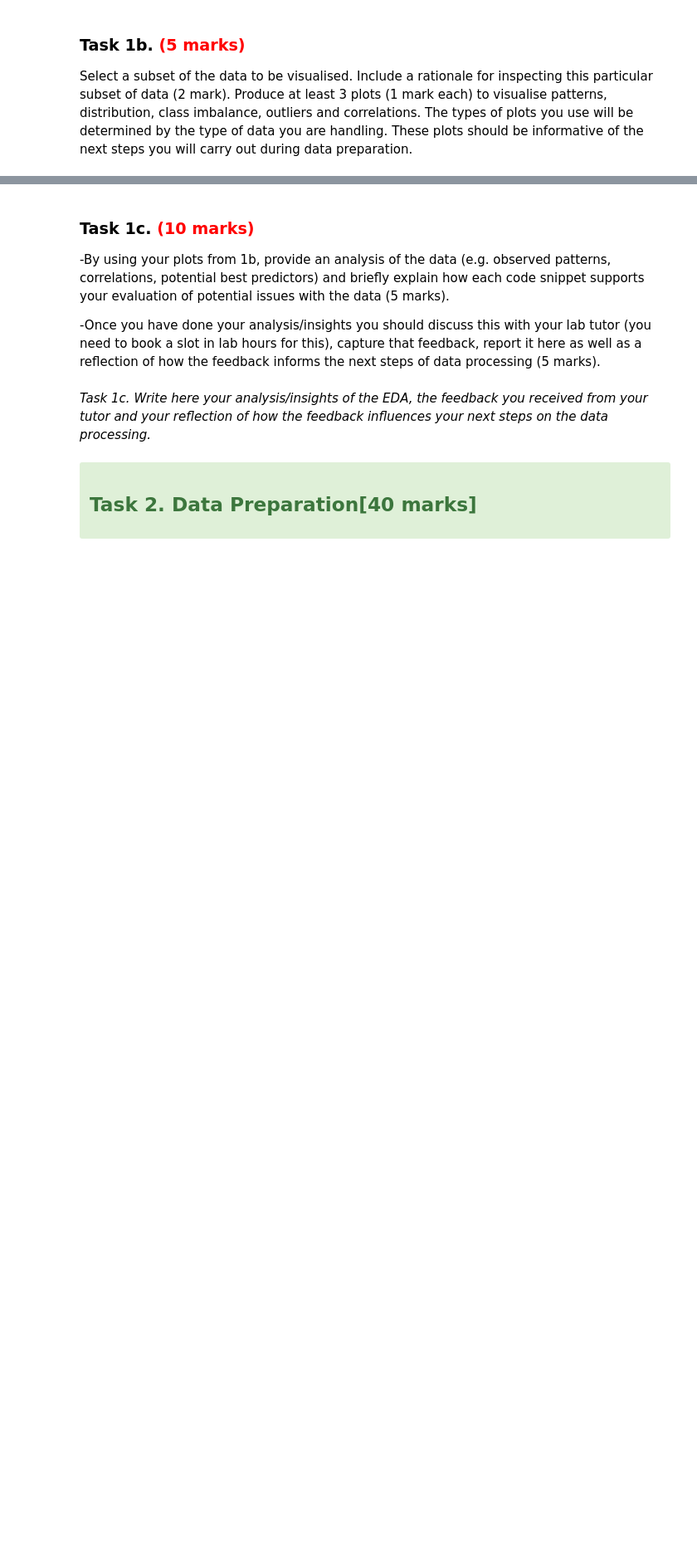
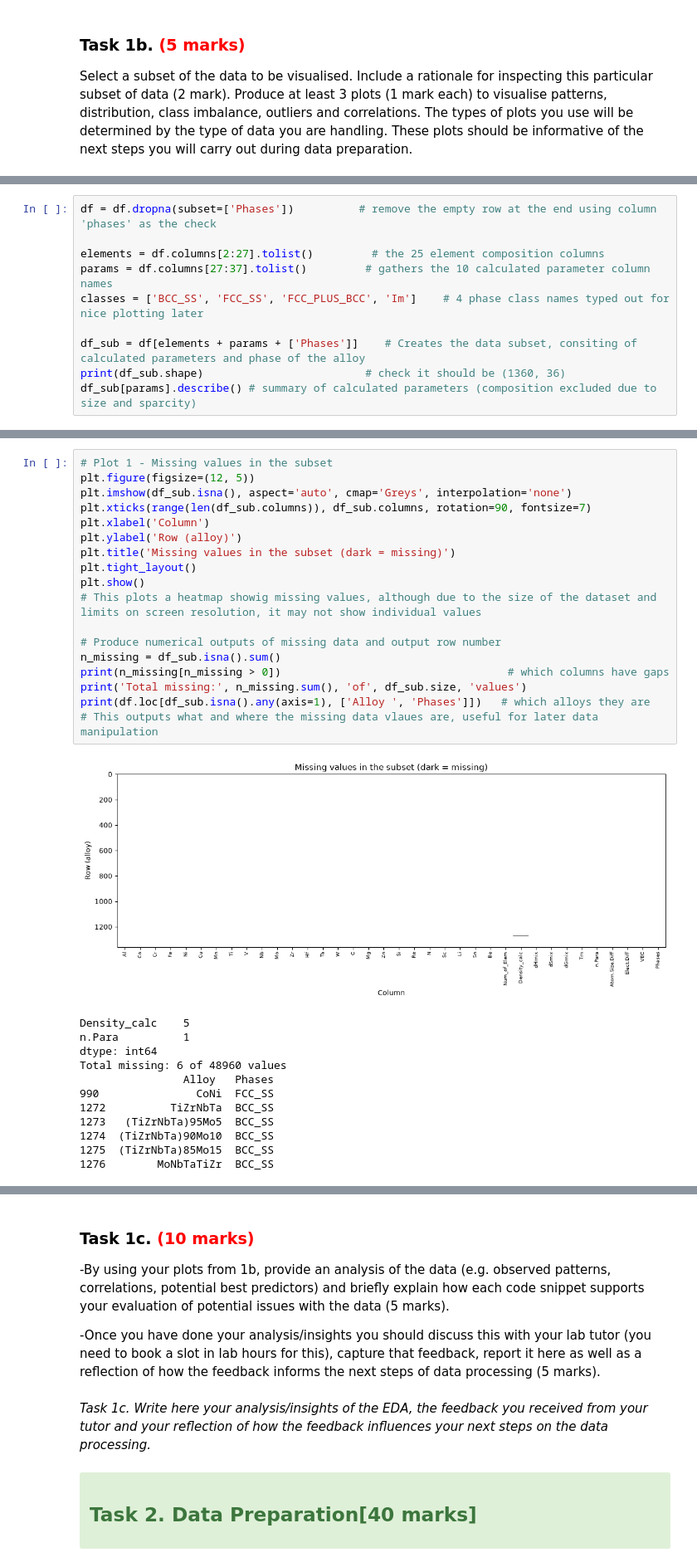
Before and after one commit to hascoleman/Coursework, a Jupyter notebook: 202627_MMME4125_cw_egyhc3.ipynb, the cells around one changed output, grey strips where cells are left out. Shown at 83% size. Drawn from its saved outputs; the diff is of its cells as text; blank space fills up the shorter version.

Commit message:
Woorking on question 1b for the first check-in meeting

```diff
--- a/202627_MMME4125_cw_egyhc3.ipynb
+++ b/202627_MMME4125_cw_egyhc3.ipynb
@@ -104,0 +97,10 @@ Select a subset of the data to be visualised. Include a rationale for inspecting
+# %%
+df = df.dropna(subset=['Phases'])          # remove the empty row at the end using column 'phases' as the check
+
+elements = df.columns[2:27].tolist()         # the 25 element composition columns
+params = df.columns[27:37].tolist()         # gathers the 10 calculated parameter column names
+classes = ['BCC_SS', 'FCC_SS', 'FCC_PLUS_BCC', 'Im']    # 4 phase class names typed out for nice plotting later
+
+df_sub = df[elements + params + ['Phases']]    # Creates the data subset, consiting of calculated parameters and phase of the alloy
+print(df_sub.shape)                         # check it should be (1360, 36)
+df_sub[params].describe() # summary of calculated parameters (composition excluded due to size and sparcity)
@@ -104,0 +124,31 @@ Select a subset of the data to be visualised. Include a rationale for inspecting
+# %%
+# Plot 1 - Missing values in the subset
+plt.figure(figsize=(12, 5))
+plt.imshow(df_sub.isna(), aspect='auto', cmap='Greys', interpolation='none')
+plt.xticks(range(len(df_sub.columns)), df_sub.columns, rotation=90, fontsize=7)
+plt.xlabel('Column')
+plt.ylabel('Row (alloy)')
+plt.title('Missing values in the subset (dark = missing)')
+plt.tight_layout()
+plt.show()
+# This plots a heatmap showig missing values, although due to the size of the dataset and limits on screen resolution, it may not show individual values
+
+# Produce numerical outputs of missing data and output row number
+n_missing = df_sub.isna().sum()
+print(n_missing[n_missing > 0])                                   # which columns have gaps
+print('Total missing:', n_missing.sum(), 'of', df_sub.size, 'values')
+print(df.loc[df_sub.isna().any(axis=1), ['Alloy ', 'Phases']])   # which alloys they are
+# This outputs what and where the missing data vlaues are, useful for later data manipulation
+# %% [output]
+[figure, added]
+Density_calc    5
+n.Para          1
+dtype: int64
+Total missing: 6 of 48960 values
+                Alloy   Phases
+990               CoNi  FCC_SS
+1272          TiZrNbTa  BCC_SS
+1273   (TiZrNbTa)95Mo5  BCC_SS
+1274  (TiZrNbTa)90Mo10  BCC_SS
+1275  (TiZrNbTa)85Mo15  BCC_SS
+1276        MoNbTaTiZr  BCC_SS
```
Also changed, not shown: parts of 11 cells of this notebook.
